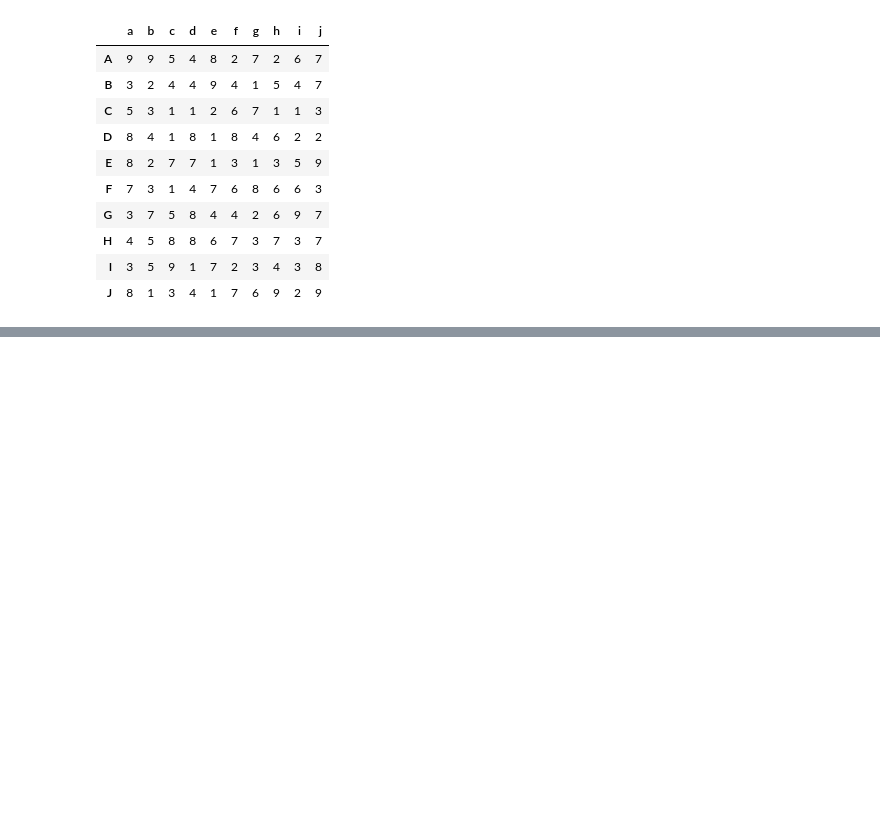
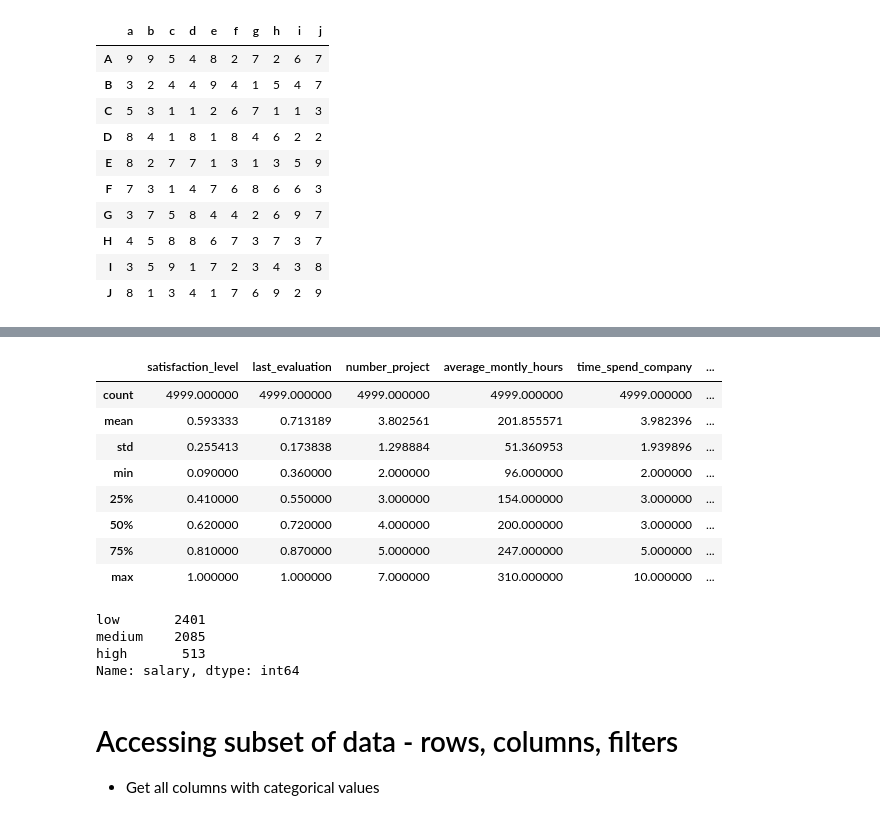
Before and after one commit to SenWan/data-science, a Jupyter notebook: Pandas.ipynb, the cells around one changed output, grey strips where cells are left out. Cells and saved outputs as stored; diff of their text form; code cells hidden in the pictures; blank space fills up the shorter version.

```diff
--- a/Pandas.ipynb
+++ b/Pandas.ipynb
@@ -52,0 +55,2 @@ pd.DataFrame(data=np.random.randint(1,10,size=(10,10)), index=list('ABCDEFGHIJ')
+# %%
+hr_data = pd.read_csv('https://raw.githubusercontent.com/zekelabs/data-science-complete-tutorial/master/Data/HR_comma_sep.csv.txt')
@@ -52,0 +77,5 @@ pd.DataFrame(data=np.random.randint(1,10,size=(10,10)), index=list('ABCDEFGHIJ')
+# %%
+hr_data_itr = pd.read_csv('https://raw.githubusercontent.com/zekelabs/data-science-complete-tutorial/master/Data/HR_comma_sep.csv.txt', chunksize=5000)
+# %%
+for hr_data in hr_data_itr:
+    print(hr_data.info())
@@ -52,0 +131,22 @@ pd.DataFrame(data=np.random.randint(1,10,size=(10,10)), index=list('ABCDEFGHIJ')
+# %%
+hr_data.describe()
+# %% [output]
+|  | satisfaction_level | last_evaluation | number_project | average_montly_hours | time_spend_company | ... |
+| count | 4999.000000 | 4999.000000 | 4999.000000 | 4999.000000 | 4999.000000 | ... |
+| mean | 0.593333 | 0.713189 | 3.802561 | 201.855571 | 3.982396 | ... |
+| std | 0.255413 | 0.173838 | 1.298884 | 51.360953 | 1.939896 | ... |
+| min | 0.090000 | 0.360000 | 2.000000 | 96.000000 | 2.000000 | ... |
+| 25% | 0.410000 | 0.550000 | 3.000000 | 154.000000 | 3.000000 | ... |
+| 50% | 0.620000 | 0.720000 | 4.000000 | 200.000000 | 3.000000 | ... |
+| 75% | 0.810000 | 0.870000 | 5.000000 | 247.000000 | 5.000000 | ... |
+| max | 1.000000 | 1.000000 | 7.000000 | 310.000000 | 10.000000 | ... |
+# %%
+hr_data.salary.value_counts()
+# %% [output]
+low       2401
+medium    2085
+high       513
+Name: salary, dtype: int64
+# %% [markdown]
+# Accessing subset of data - rows, columns, filters
+* Get all columns with categorical values
```
Also changed, not shown: parts of 38 cells of this notebook.
